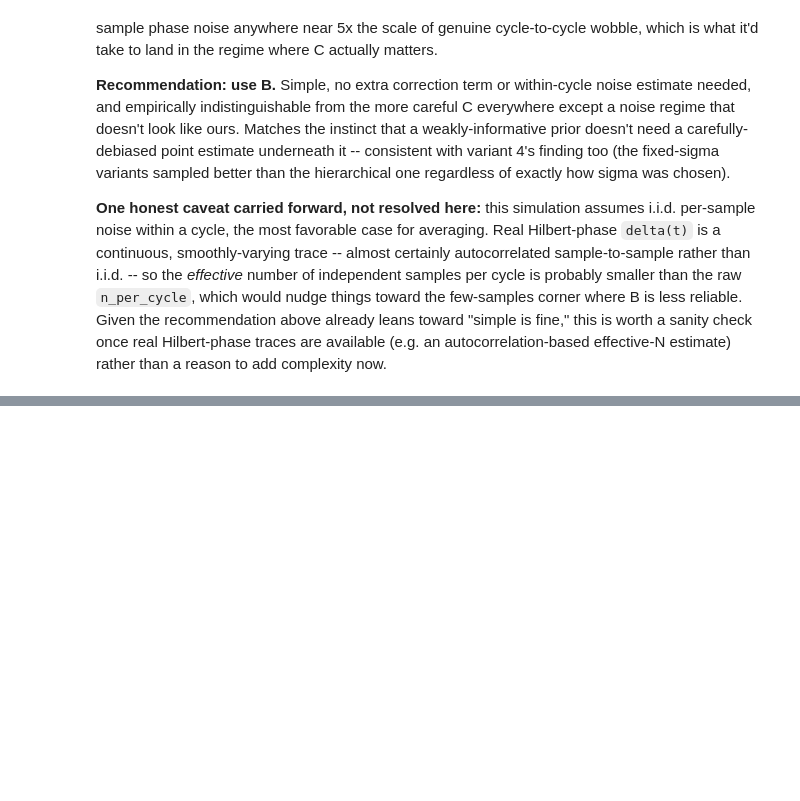
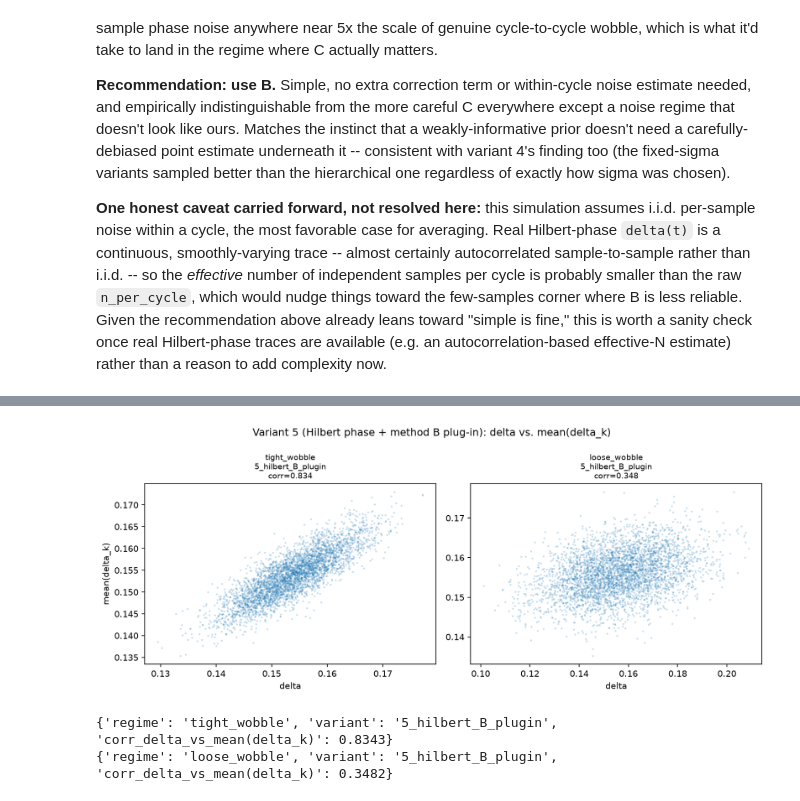
Before and after one commit to Motor-Learning-Lab/phase-coordinates, a Jupyter notebook: notebooks/bayes_tau_delta_funnel_diagnostic.ipynb, the cells around one changed output, grey strips where cells are left out. Drawn from its saved outputs; the diff is of its cells as text; code cells hidden in the pictures; blank space fills up the shorter version.

```diff
--- a/notebooks/bayes_tau_delta_funnel_diagnostic.ipynb
+++ b/notebooks/bayes_tau_delta_funnel_diagnostic.ipynb
@@ -560,0 +665,21 @@ effective-N estimate) rather than a reason to add complexity now.
+# %%
+fig, axes = plt.subplots(1, len(REGIMES), figsize=(11, 4.5))
+for j, regime in enumerate(REGIMES):
+    ax = axes[j]
+    idata = results5[regime]
+    delta_samples = idata.posterior["delta"].values.flatten()
+    y = idata.posterior["delta_k"].mean(axis=-1).values.flatten()
+    ax.scatter(delta_samples, y, s=2, alpha=0.15)
+    corr = np.corrcoef(delta_samples, y)[0, 1]
+    ax.set_title(f"{regime}\n5_hilbert_B_plugin\ncorr={corr:.3f}", fontsize=9)
+    ax.set_xlabel("delta")
+    if j == 0:
+        ax.set_ylabel("mean(delta_k)")
+    print({"regime": regime, "variant": "5_hilbert_B_plugin", "corr_delta_vs_mean(delta_k)": round(float(corr), 4)})
+fig.suptitle("Variant 5 (Hilbert phase + method B plug-in): delta vs. mean(delta_k)")
+fig.tight_layout()
+plt.show()
+# %% [output]
+[figure, added]
+{'regime': 'tight_wobble', 'variant': '5_hilbert_B_plugin', 'corr_delta_vs_mean(delta_k)': 0.8343}
+{'regime': 'loose_wobble', 'variant': '5_hilbert_B_plugin', 'corr_delta_vs_mean(delta_k)': 0.3482}
```
Also changed, not shown: parts of 3 cells of this notebook.
